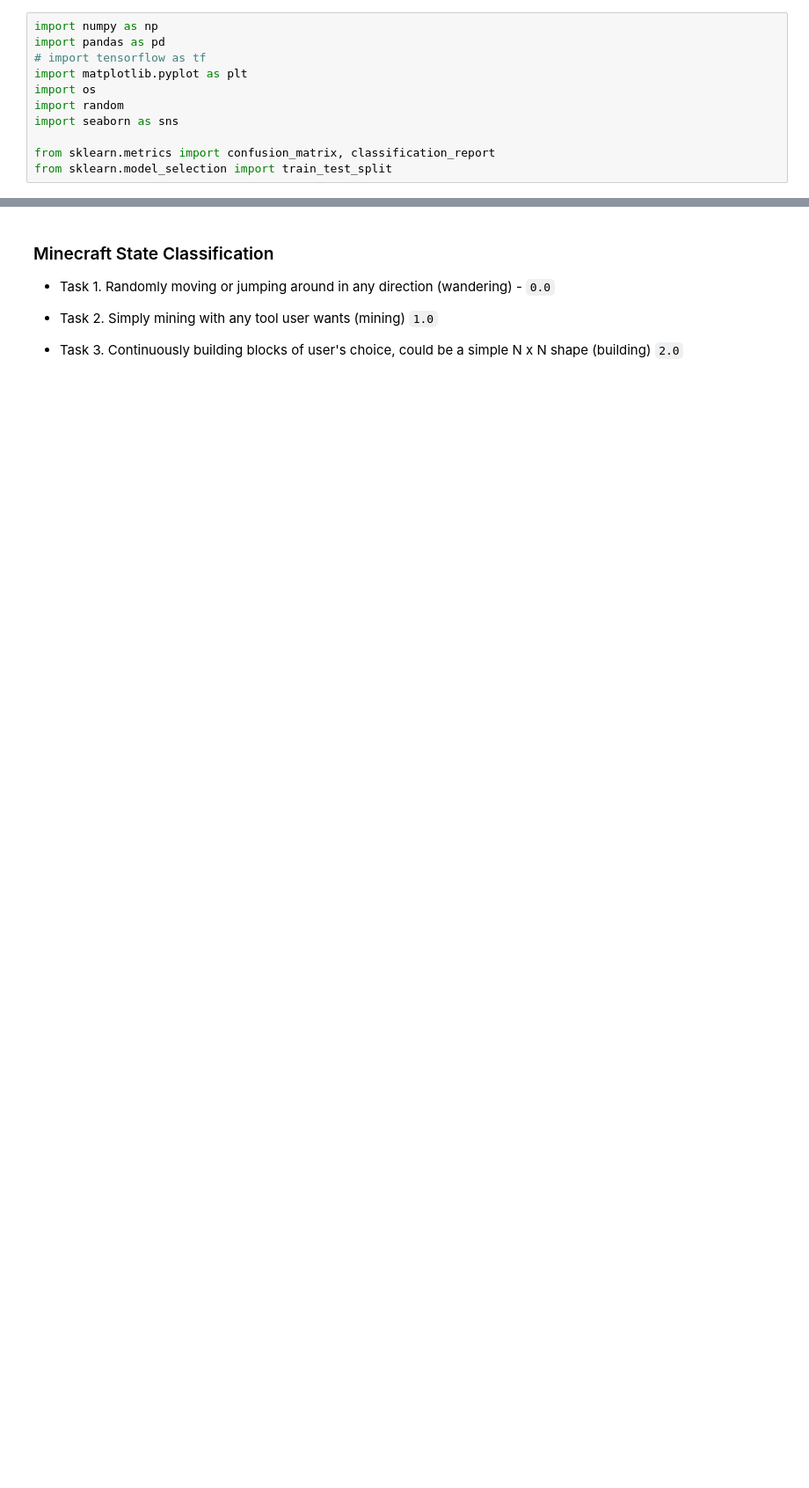
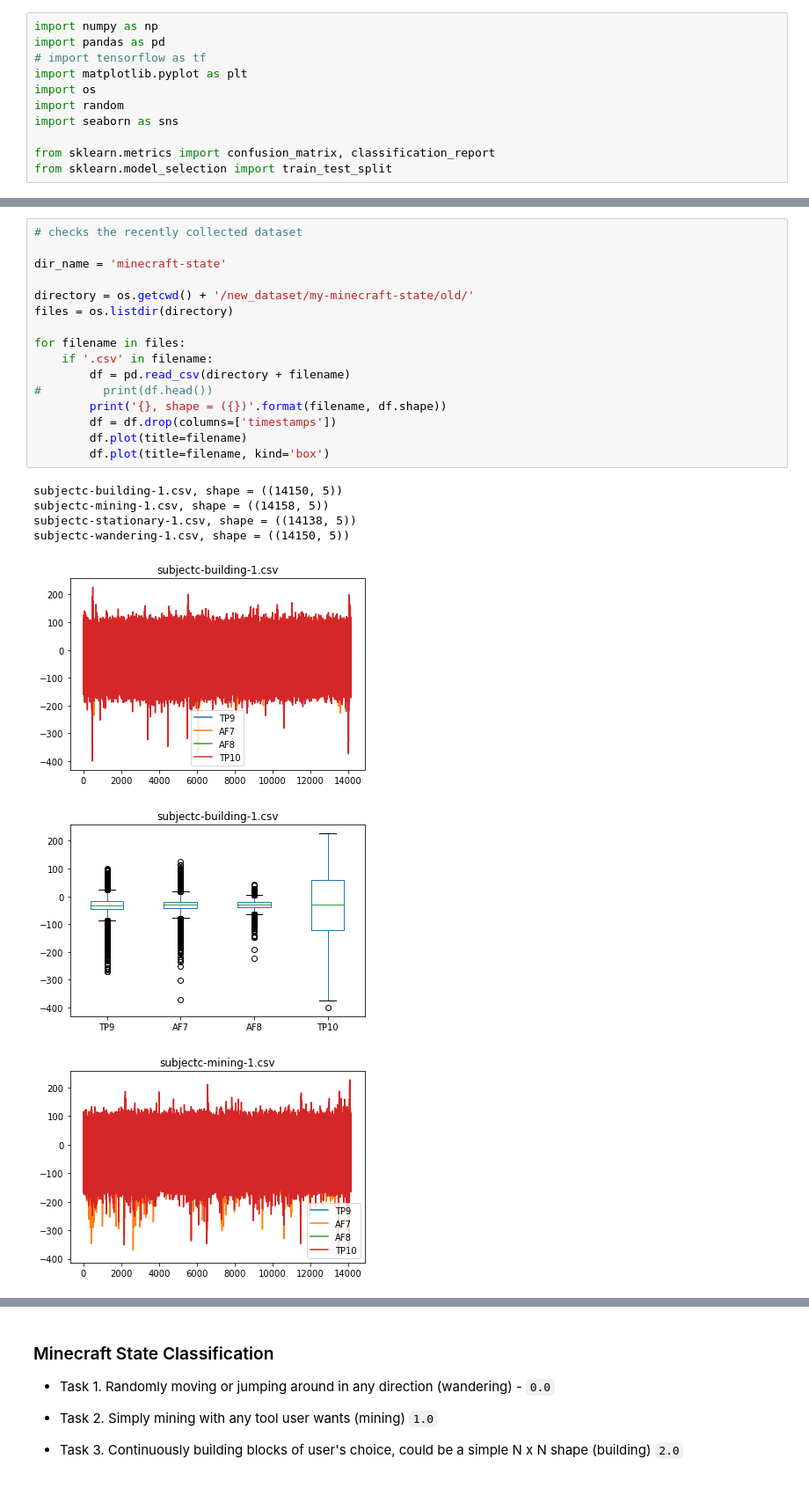
Before and after one commit to andyko208/EEG_Classification, a Jupyter notebook: GRU_Progress.ipynb, the cells around one changed output, grey strips where cells are left out. Shown at 88% size. Drawn from its saved outputs; the diff is of its cells as text; blank space fills up the shorter version.

```diff
--- a/GRU_Progress.ipynb
+++ b/GRU_Progress.ipynb
@@ -22,0 +15,24 @@ from sklearn.model_selection import train_test_split
+# %%
+# checks the recently collected dataset
+
+dir_name = 'minecraft-state'
+
+directory = os.getcwd() + '/new_dataset/my-minecraft-state/old/'
+files = os.listdir(directory)
+
+for filename in files:
+    if '.csv' in filename:
+        df = pd.read_csv(directory + filename)
+#         print(df.head())
+        print('{}, shape = ({})'.format(filename, df.shape))
+        df = df.drop(columns=['timestamps'])
+        df.plot(title=filename)
+        df.plot(title=filename, kind='box')
+# %% [output]
+subjectc-building-1.csv, shape = ((14150, 5))
+subjectc-mining-1.csv, shape = ((14158, 5))
+subjectc-stationary-1.csv, shape = ((14138, 5))
+subjectc-wandering-1.csv, shape = ((14150, 5))
+[figure, added]
+[figure, added]
+[figure, added]
```
Also changed, not shown: parts of 12 cells of this notebook, 46 other files.
